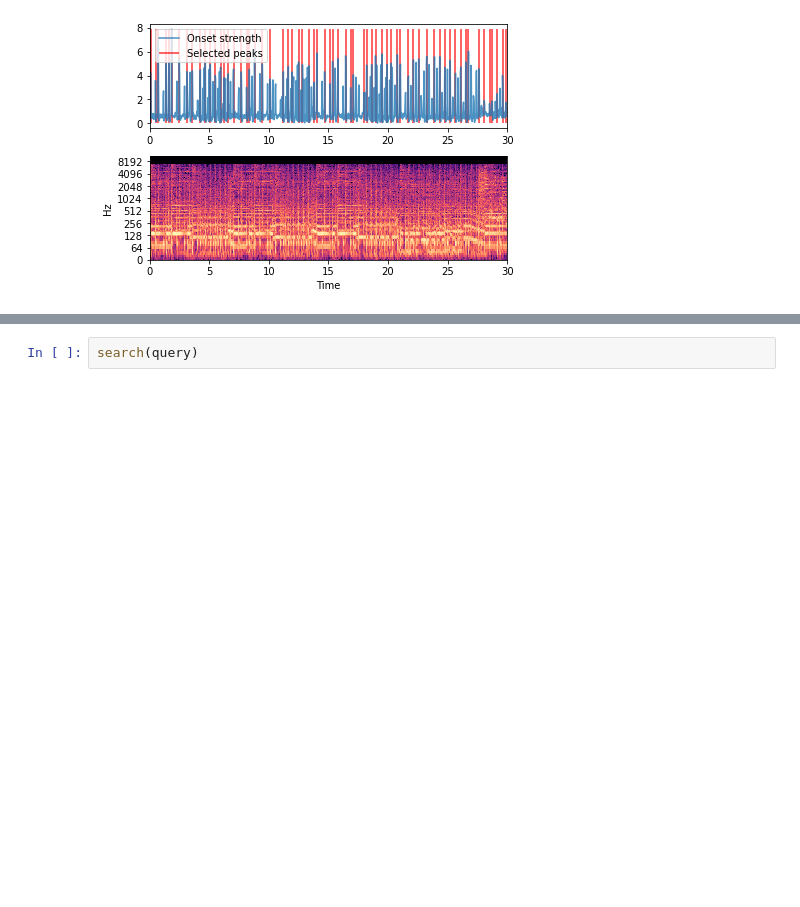
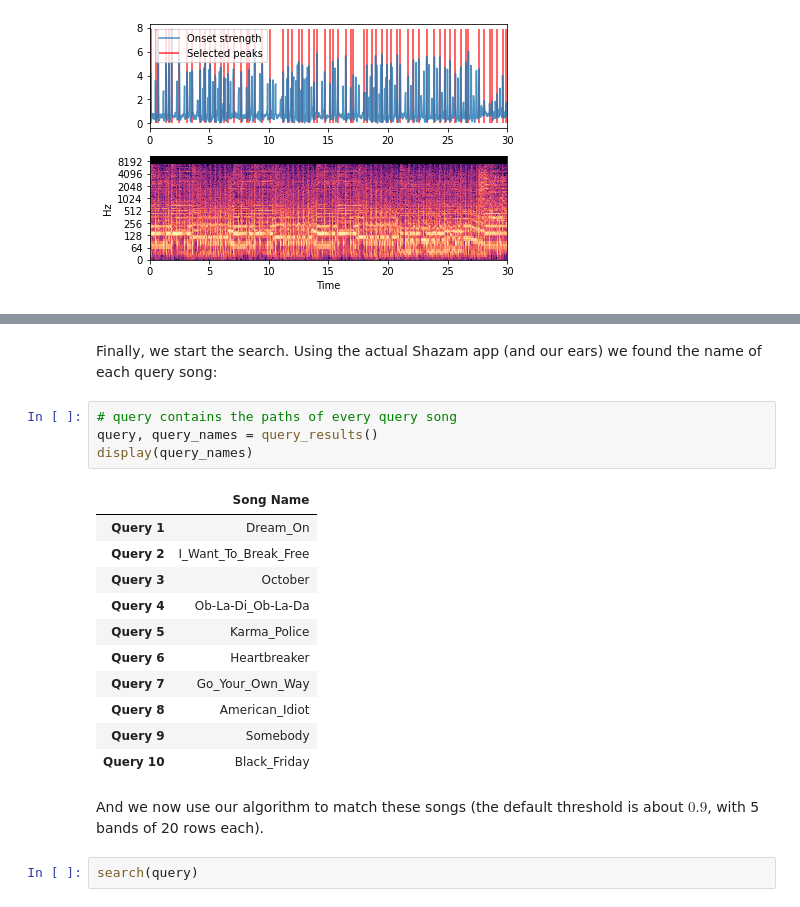
Before and after one commit to PliniLeonardo/ADM_HW4, a Jupyter notebook: homework4.ipynb, the cells around one changed output, grey strips where cells are left out. Drawn from its saved outputs; the diff is of its cells as text; blank space fills up the shorter version.

```diff
--- a/homework4.ipynb
+++ b/homework4.ipynb
@@ -401,3 +146,23 @@ search(query, 10, 10)
+# %% [markdown]
+Finally, we start the search. Using the actual Shazam app (and our ears) we found the name of each query song:
+# %%
+# query contains the paths of every query song
+query, query_names = query_results()
+display(query_names)
+# %% [output]
+|  | Song Name |
+| Query 1 | Dream_On |
+| Query 2 | I_Want_To_Break_Free |
+| Query 3 | October |
+| Query 4 | Ob-La-Di_Ob-La-Da |
+| Query 5 | Karma_Police |
+| Query 6 | Heartbreaker |
+| Query 7 | Go_Your_Own_Way |
+| Query 8 | American_Idiot |
+| Query 9 | Somebody |
+| Query 10 | Black_Friday |
+# %% [markdown]
+And we now use our algorithm to match these songs (the default threshold is about $0.9$, with 5 bands of 20 rows each).
 # %%
 search(query)
 # %% [output]
```
Also changed, not shown: parts of 84 cells of this notebook, 9 other files.
